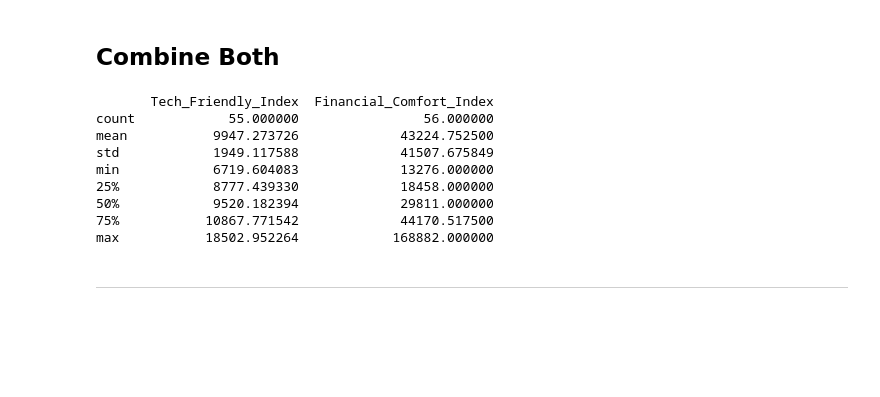
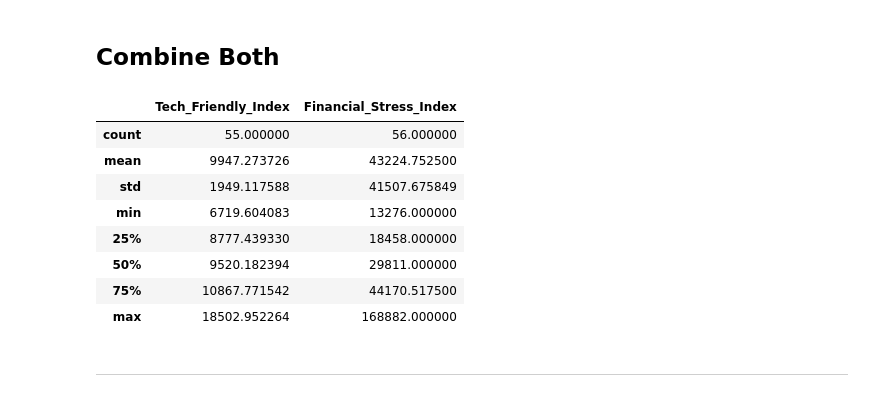
Before and after one commit to Makster04/Phase_3_Project, a Jupyter notebook: Notebook.ipynb, the cells around one changed output. Drawn from its saved outputs; the diff is of its cells as text; code cells hidden in the pictures; blank space fills up the shorter version.

```diff
--- a/Notebook.ipynb
+++ b/Notebook.ipynb
@@ -385,45 +385,46 @@ FH = pd.read_excel("Financial_Hub.xlsx")
 # Drop unnecessary columns from Entry_Level_Wage
 # Create an in-memory SQLite database
 conn = sqlite3.connect(":memory:")
 
 # Load the DataFrames into SQLite
 Entry_Level_Wage.to_sql("Tech_Wages", conn, if_exists="replace", index=False)
 TH.to_sql("Tech_Hub", conn, if_exists="replace", index=False)
 FH.to_sql("Financial_Hub", conn, if_exists="replace", index=False)
 
 
 # SQL query to calculate the ratios
 query = """
-SELECT Tech_Hub.Area_Name, Tech_Hub.Tech_Friendly_Index, Financial_Hub.Financial_Comfort_Index
+SELECT Tech_Hub.Area_Name, Tech_Hub.Tech_Friendly_Index, Financial_Hub.Financial_stress_Index
 FROM Tech_Hub
 JOIN Financial_Hub ON Tech_Hub.Area_Name LIKE '%' || Financial_Hub.Area_Name || '%'
 
 GROUP BY Tech_Hub.Area_Name;
 
 """
 
 # Execute query and store the result in a DataFrame
 result_df = pd.read_sql(query, conn)
 
 # Close the SQLite connection
 conn.close()
 
 # Display results
-result_df.head()
+result_df.head(56)
 
 # Optionally, save the result to an Excel file
 result_df.to_excel("Final_Data.xlsx", index=False)
-print(result_df.describe())
+
+result_df.describe()
 # %% [output]
-       Tech_Friendly_Index  Financial_Comfort_Index
-count            55.000000                56.000000
-mean           9947.273726             43224.752500
-std            1949.117588             41507.675849
-min            6719.604083             13276.000000
-25%            8777.439330             18458.000000
-50%            9520.182394             29811.000000
-75%           10867.771542             44170.517500
-max           18502.952264            168882.000000
+|  | Tech_Friendly_Index | Financial_Stress_Index |
+| count | 55.000000 | 56.000000 |
+| mean | 9947.273726 | 43224.752500 |
+| std | 1949.117588 | 41507.675849 |
+| min | 6719.604083 | 13276.000000 |
+| 25% | 8777.439330 | 18458.000000 |
+| 50% | 9520.182394 | 29811.000000 |
+| 75% | 10867.771542 | 44170.517500 |
+| max | 18502.952264 | 168882.000000 |
 # %% [markdown]
 ---
 # %% [markdown]
```
Also changed, not shown: parts of 13 cells of this notebook, 7 other files.
